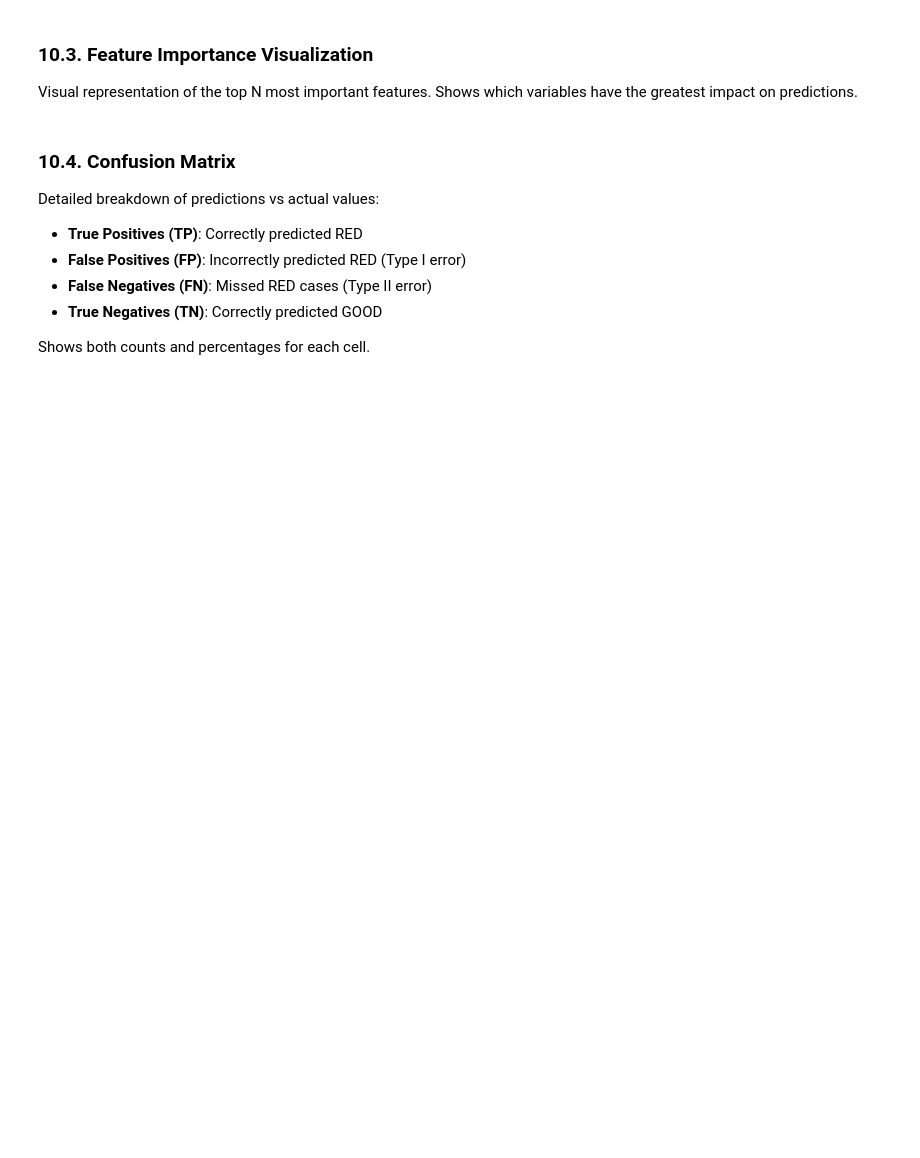
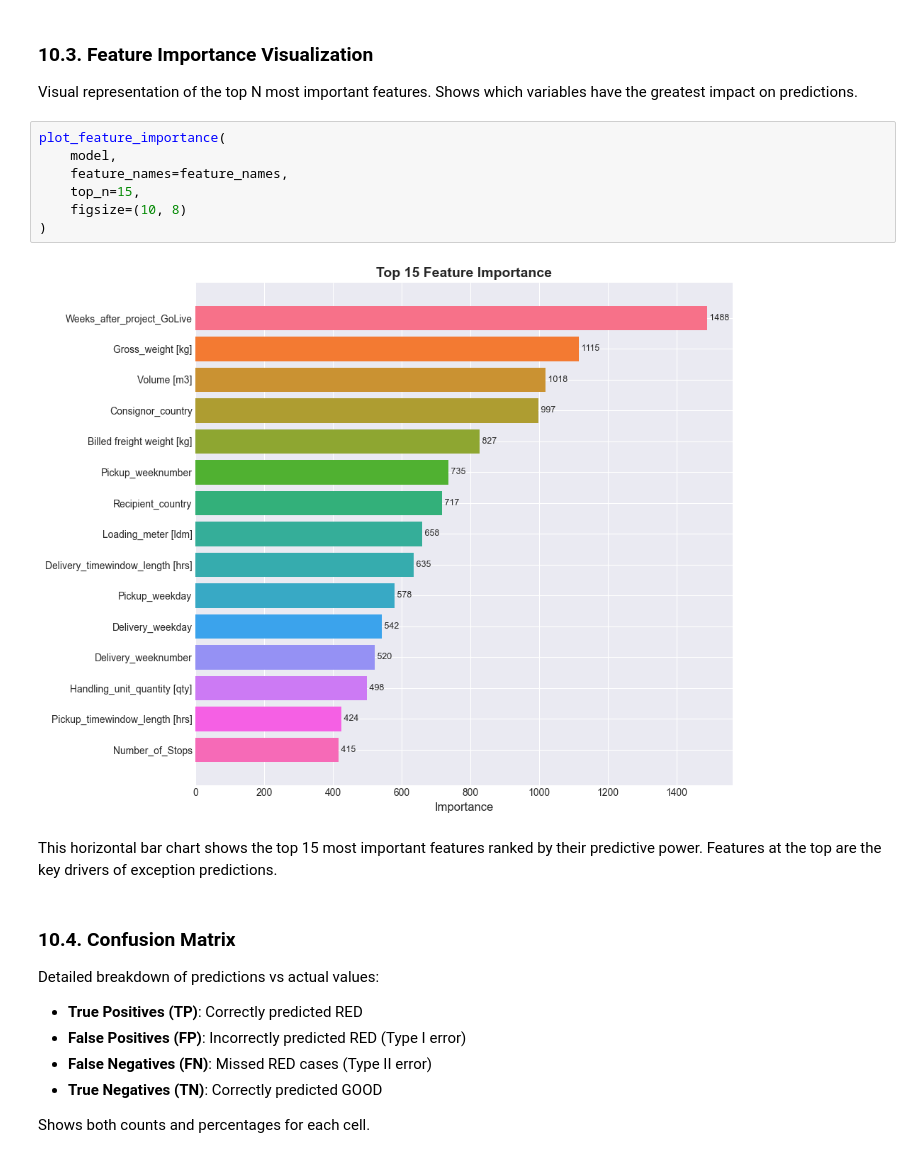
Before and after one commit to MuketaUeda/TaskException, a Jupyter notebook: notebook/model.ipynb, the cells around one changed output. Saved outputs shown, nothing was run; the diff lists cells and outputs as text; blank space fills up the shorter version.

```diff
--- a/notebook/model.ipynb
+++ b/notebook/model.ipynb
@@ -202,6 +661,17 @@ Compare model performance metrics (Accuracy, Precision, Recall) between training
 ### 10.3. Feature Importance Visualization
 
 Visual representation of the top N most important features. Shows which variables have the greatest impact on predictions.
+# %%
+plot_feature_importance(
+    model,
+    feature_names=feature_names,
+    top_n=15,
+    figsize=(10, 8)
+)
+# %% [output]
+[figure, added]
+# %% [markdown]
+This horizontal bar chart shows the top 15 most important features ranked by their predictive power. Features at the top are the key drivers of exception predictions.
 # %% [markdown]
 ### 10.4. Confusion Matrix
 
```
Also changed, not shown: parts of 29 cells of this notebook, 5 other files.
